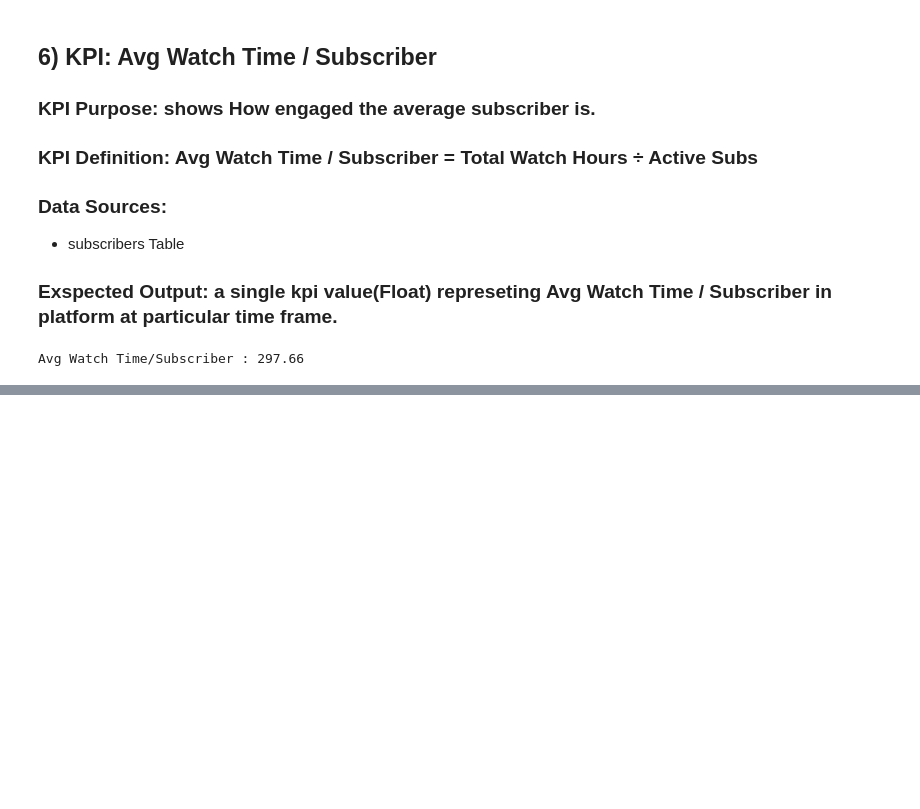
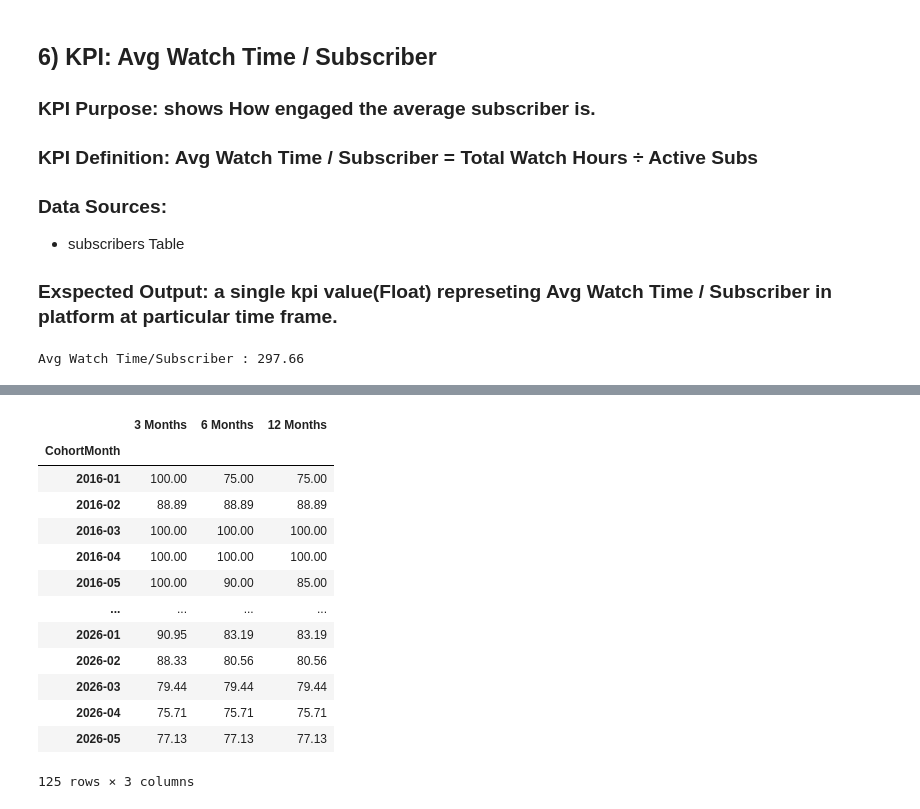
Before and after one commit to KishoreAIML/StreamFlix-Content-Analytics, a Jupyter notebook: notebooks/Phase3_KPIs_Kishore_Tirumani.ipynb, the cells around one changed output, grey strips where cells are left out. Saved outputs shown, nothing was run; the diff lists cells and outputs as text; code cells hidden in the pictures; blank space fills up the shorter version.

```diff
--- a/notebooks/Phase3_KPIs_Kishore_Tirumani.ipynb
+++ b/notebooks/Phase3_KPIs_Kishore_Tirumani.ipynb
@@ -147,0 +186,23 @@ Avg Watch Time/Subscriber : 297.66
+# %%
+cohort_retention = (subscribers_data_cp.groupby("CohortMonth")[["Month_3", "Month_6", "Month_12"]].sum())
+
+cohort_size = (subscribers_data_cp.groupby("CohortMonth")["subscriber_id"].nunique())
+cohort_percentage = (cohort_retention.div(cohort_size, axis=0)* 100)
+
+cohort_percentage.columns = ["3 Months","6 Months","12 Months"]
+cohort_percentage
+# %% [output]
+|  | 3 Months | 6 Months | 12 Months |
+| CohortMonth |  |  |  |
+| 2016-01 | 100.00 | 75.00 | 75.00 |
+| 2016-02 | 88.89 | 88.89 | 88.89 |
+| 2016-03 | 100.00 | 100.00 | 100.00 |
+| 2016-04 | 100.00 | 100.00 | 100.00 |
+| 2016-05 | 100.00 | 90.00 | 85.00 |
+| ... | ... | ... | ... |
+| 2026-01 | 90.95 | 83.19 | 83.19 |
+| 2026-02 | 88.33 | 80.56 | 80.56 |
+| 2026-03 | 79.44 | 79.44 | 79.44 |
+| 2026-04 | 75.71 | 75.71 | 75.71 |
+| 2026-05 | 77.13 | 77.13 | 77.13 |
+125 rows × 3 columns
```
Also changed, not shown: parts of 8 cells of this notebook.
